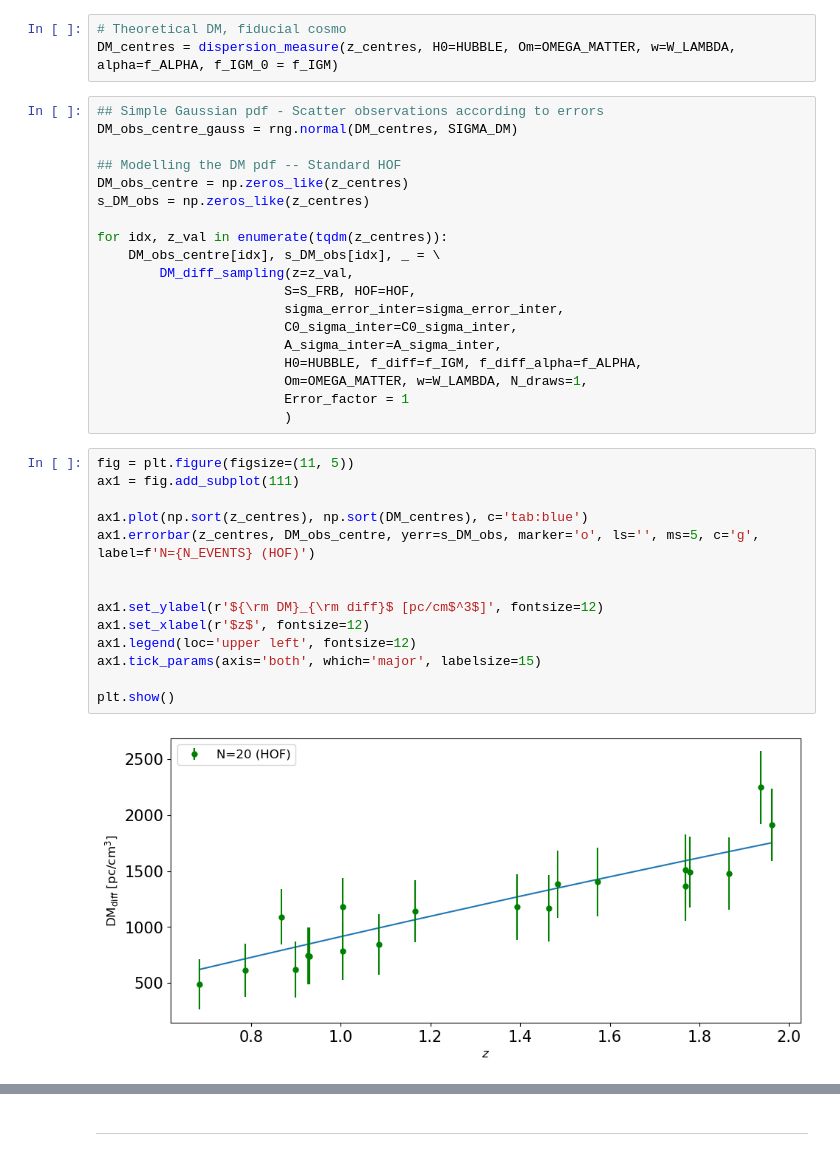
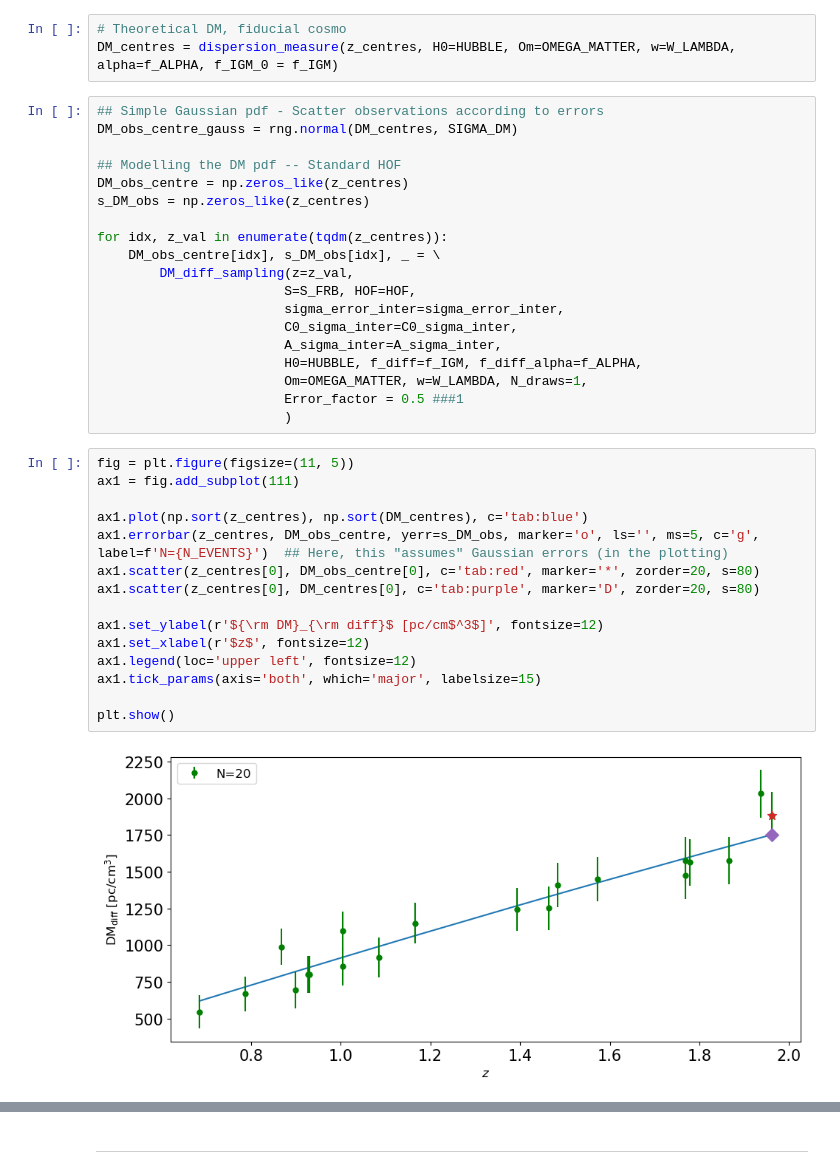
Before and after one commit to MariosNT/DM_cosmic_Pade, a Jupyter notebook: Notebooks/MCMC_code_tests.ipynb, the cells around one changed output, grey strips where cells are left out. Saved outputs shown, nothing was run; the diff lists cells and outputs as text.

```diff
--- a/Notebooks/MCMC_code_tests.ipynb
+++ b/Notebooks/MCMC_code_tests.ipynb
@@ -69,23 +50,24 @@ for idx, z_val in enumerate(tqdm(z_centres)):
                         A_sigma_inter=A_sigma_inter,
                         H0=HUBBLE, f_diff=f_IGM, f_diff_alpha=f_ALPHA,
                         Om=OMEGA_MATTER, w=W_LAMBDA, N_draws=1,
-                        Error_factor = 1
+                        Error_factor = 0.5 ###1
                         )
 # %%
 fig = plt.figure(figsize=(11, 5))
 ax1 = fig.add_subplot(111)
 
 ax1.plot(np.sort(z_centres), np.sort(DM_centres), c='tab:blue')
-ax1.errorbar(z_centres, DM_obs_centre, yerr=s_DM_obs, marker='o', ls='', ms=5, c='g', label=f'N={N_EVENTS} (HOF)')
-
+ax1.errorbar(z_centres, DM_obs_centre, yerr=s_DM_obs, marker='o', ls='', ms=5, c='g', label=f'N={N_EVENTS}')  ## Here, this "assumes" Gaussian errors (in the plotting)
+ax1.scatter(z_centres[0], DM_obs_centre[0], c='tab:red', marker='*', zorder=20, s=80)
+ax1.scatter(z_centres[0], DM_centres[0], c='tab:purple', marker='D', zorder=20, s=80)
 
 ax1.set_ylabel(r'${\rm DM}_{\rm diff}$ [pc/cm$^3$]', fontsize=12)
 ax1.set_xlabel(r'$z$', fontsize=12)
 ax1.legend(loc='upper left', fontsize=12)
 ax1.tick_params(axis='both', which='major', labelsize=15)
 
 plt.show()
 # %% [output]
-[figure, old version]
+[figure, new version]
 # %%
 dm_range=np.linspace(0.25*DM_obs_centre[0], 500+2.0*DM_obs_centre[0], 2000)
```
Also changed, not shown: parts of 19 cells of this notebook, 5 other files.
